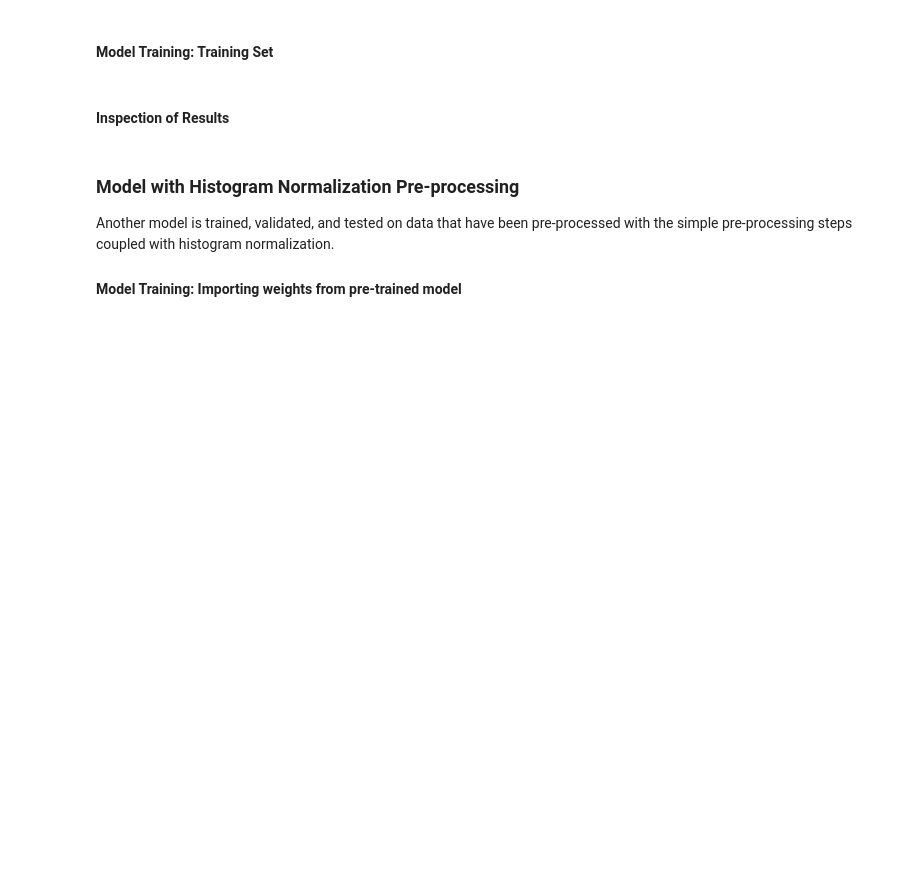
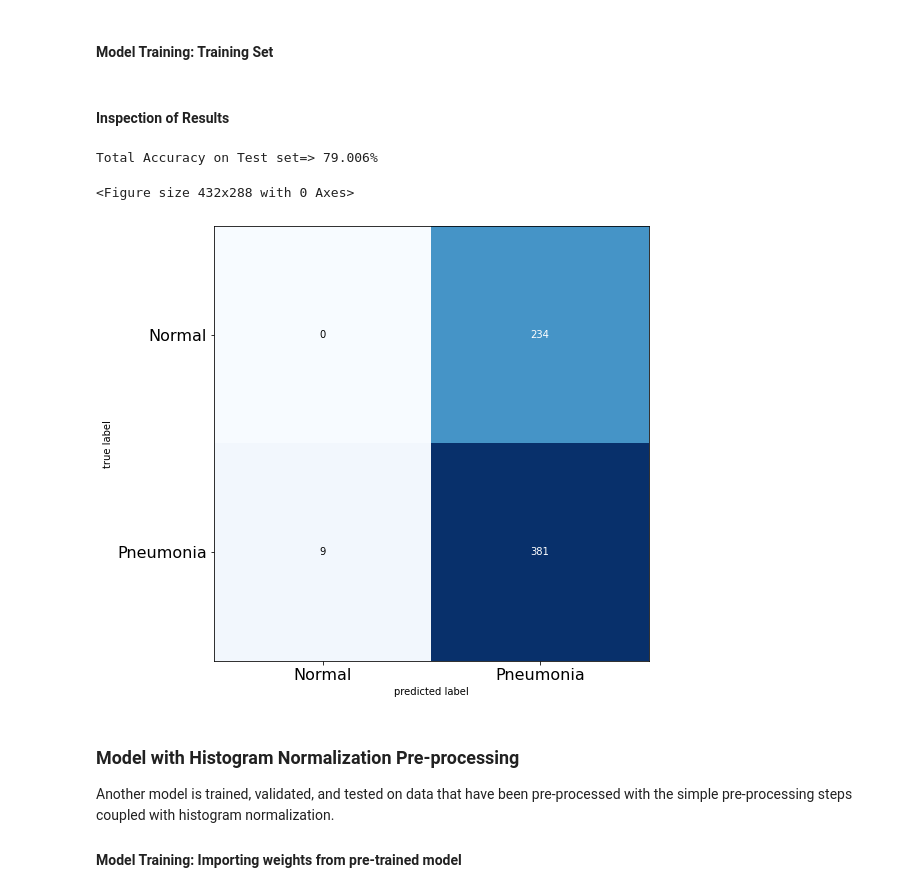
Before and after one commit to LedaKatopodi/pneumonia-classification, a Jupyter notebook: src/PneumoniaClassification.ipynb, the cells around one changed output. Saved outputs shown, nothing was run; the diff lists cells and outputs as text; code cells hidden in the pictures; blank space fills up the shorter version.

```diff
--- a/src/PneumoniaClassification.ipynb
+++ b/src/PneumoniaClassification.ipynb
@@ -769,28 +832,32 @@ second_model.summary()
 # %%
 # Load model
 second_model = keras.models.load_model('/content/drive/MyDrive/Colab Notebooks/ImageProcessing/second_model.h5')
 
 # Get overall accuracy
-test_loss, test_accuracy = base_model.evaluate(test_data_2,
-                                               test_labels_2,
-                                               verbose=0)
+test_loss, test_accuracy = second_model.evaluate(test_data_2,
+                                                 test_labels_2,
+                                                 verbose=0)
 print('Total Accuracy on Test set=' + '> %.3f' % (test_accuracy * 100.0) + '%')
 
 # Get predictions
 preds = base_model.predict(test_data_2, batch_size=64)
 preds = np.argmax(preds, axis=-1)
 
 # Original labels
 orig_test_labels = np.argmax(test_labels_2, axis=-1)
 
 # Confusion matrix
 cm = confusion_matrix(orig_test_labels, preds)
 
 plt.figure()
 plot_confusion_matrix(cm, figsize=(12, 8), hide_ticks=True, cmap=plt.cm.Blues)
 plt.xticks(range(2), ['Normal', 'Pneumonia'], fontsize=16)
 plt.yticks(range(2), ['Normal', 'Pneumonia'], fontsize=16)
 plt.show()
+# %% [output]
+Total Accuracy on Test set=> 79.006%
+<Figure size 432x288 with 0 Axes>
+[figure, added]
 # %% [markdown]
 ### Model with Histogram Normalization Pre-processing
 
```
Also changed, not shown: parts of 7 cells of this notebook.
